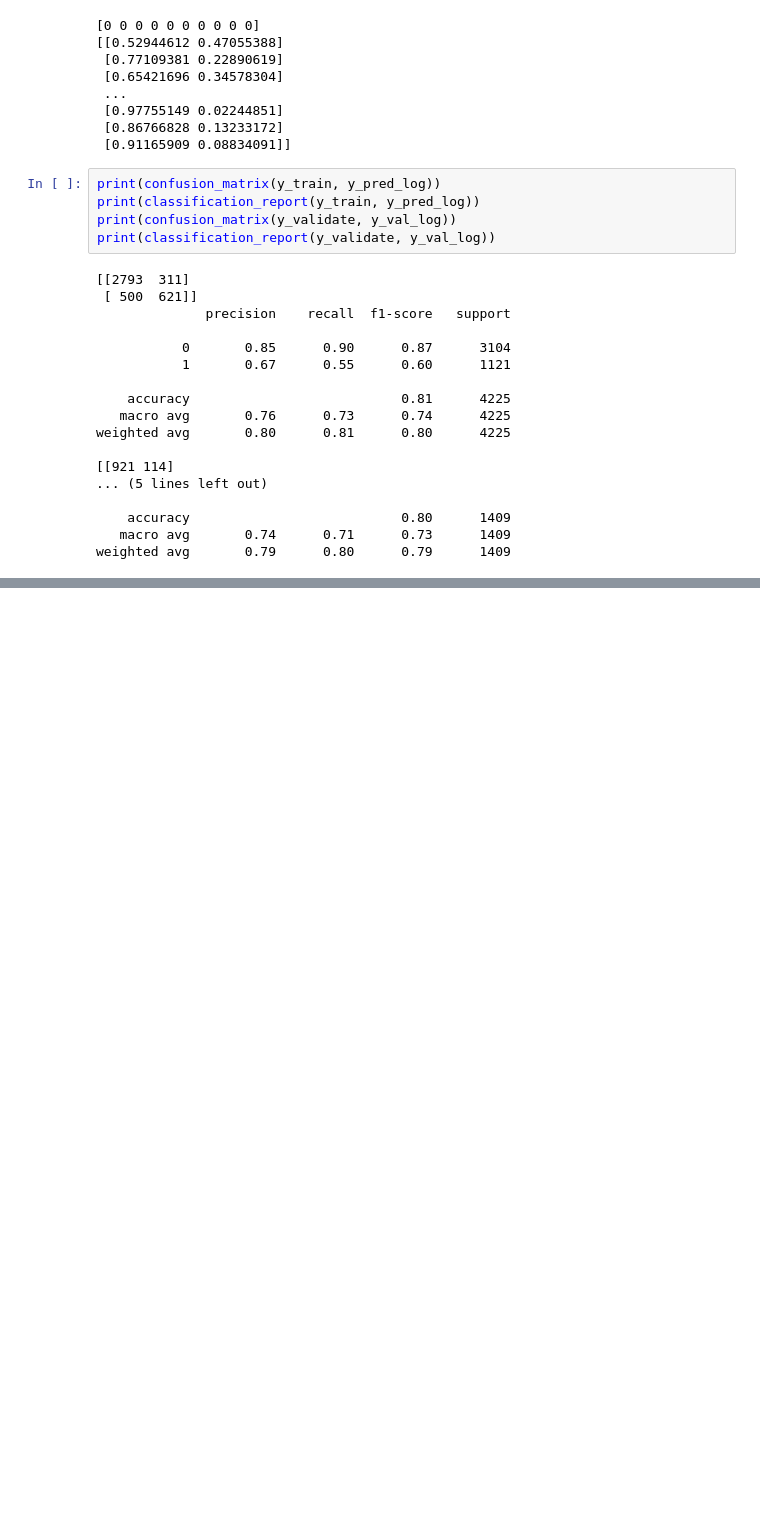
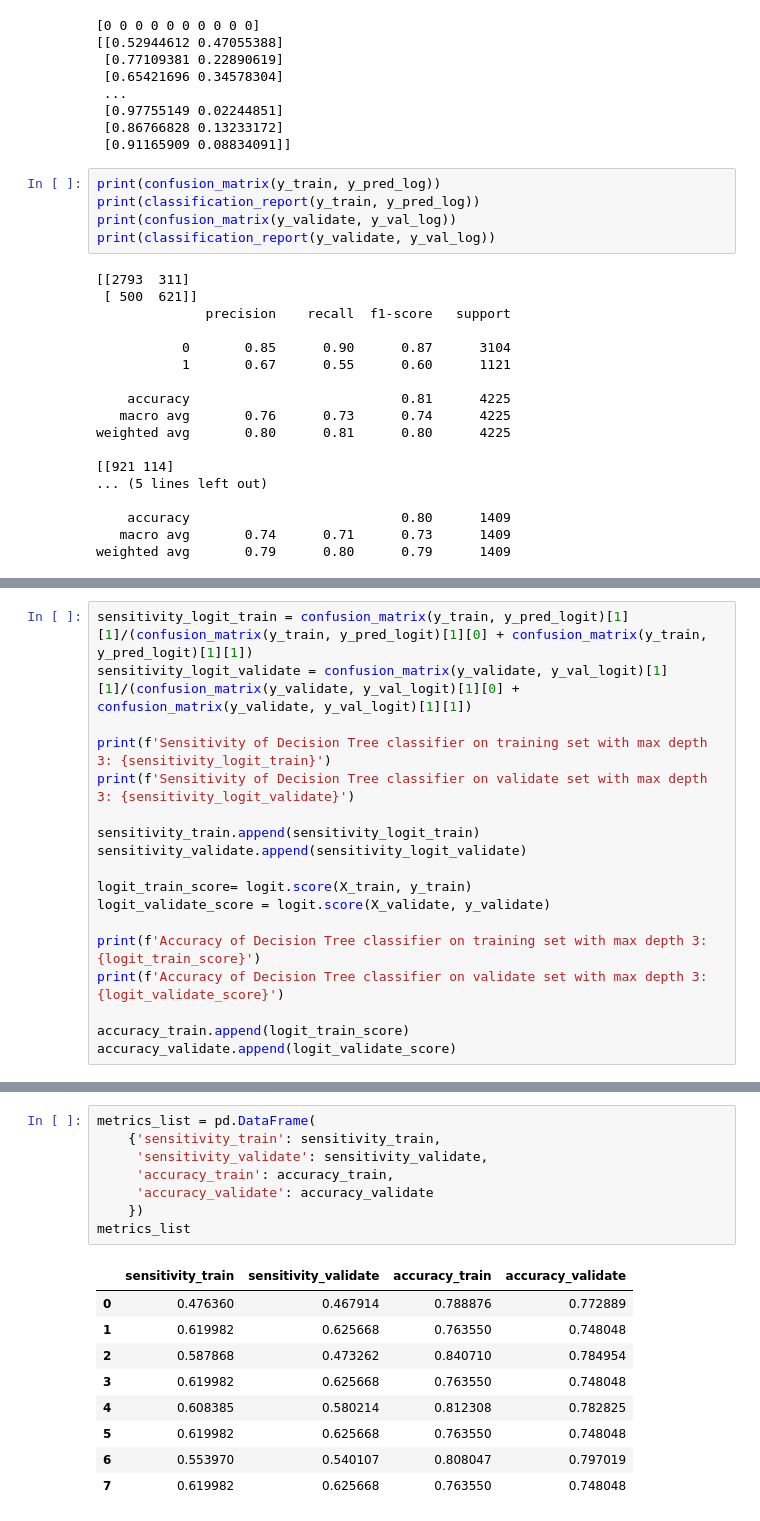
Before and after one commit to Alfred-W-S-Pirovits-Jr/Telco_Churn_Project, a Jupyter notebook: final_report.ipynb, the cells around one changed output, grey strips where cells are left out. Drawn from its saved outputs; the diff is of its cells as text; blank space fills up the shorter version.

```diff
--- a/final_report.ipynb
+++ b/final_report.ipynb
@@ -420,0 +704,18 @@ TypeError: 'numpy.dtype[uint8]' object is not callable
+# %%
+sensitivity_logit_train = confusion_matrix(y_train, y_pred_logit)[1][1]/(confusion_matrix(y_train, y_pred_logit)[1][0] + confusion_matrix(y_train, y_pred_logit)[1][1])
+sensitivity_logit_validate = confusion_matrix(y_validate, y_val_logit)[1][1]/(confusion_matrix(y_validate, y_val_logit)[1][0] + confusion_matrix(y_validate, y_val_logit)[1][1])
+
+print(f'Sensitivity of Decision Tree classifier on training set with max depth 3: {sensitivity_logit_train}')
+print(f'Sensitivity of Decision Tree classifier on validate set with max depth 3: {sensitivity_logit_validate}')
+
+sensitivity_train.append(sensitivity_logit_train)
+sensitivity_validate.append(sensitivity_logit_validate)
+
+logit_train_score= logit.score(X_train, y_train)
+logit_validate_score = logit.score(X_validate, y_validate)
+
+print(f'Accuracy of Decision Tree classifier on training set with max depth 3: {logit_train_score}')
+print(f'Accuracy of Decision Tree classifier on validate set with max depth 3: {logit_validate_score}')
+
+accuracy_train.append(logit_train_score)
+accuracy_validate.append(logit_validate_score)
@@ -461,0 +804,18 @@ memory usage: 350.9 KB
+# %%
+metrics_list = pd.DataFrame(
+    {'sensitivity_train': sensitivity_train,
+     'sensitivity_validate': sensitivity_validate,
+     'accuracy_train': accuracy_train,
+     'accuracy_validate': accuracy_validate
+    })
+metrics_list
+# %% [output]
+|  | sensitivity_train | sensitivity_validate | accuracy_train | accuracy_validate |
+| 0 | 0.476360 | 0.467914 | 0.788876 | 0.772889 |
+| 1 | 0.619982 | 0.625668 | 0.763550 | 0.748048 |
+| 2 | 0.587868 | 0.473262 | 0.840710 | 0.784954 |
+| 3 | 0.619982 | 0.625668 | 0.763550 | 0.748048 |
+| 4 | 0.608385 | 0.580214 | 0.812308 | 0.782825 |
+| 5 | 0.619982 | 0.625668 | 0.763550 | 0.748048 |
+| 6 | 0.553970 | 0.540107 | 0.808047 | 0.797019 |
+| 7 | 0.619982 | 0.625668 | 0.763550 | 0.748048 |
```
Also changed, not shown: parts of 50 cells of this notebook.
